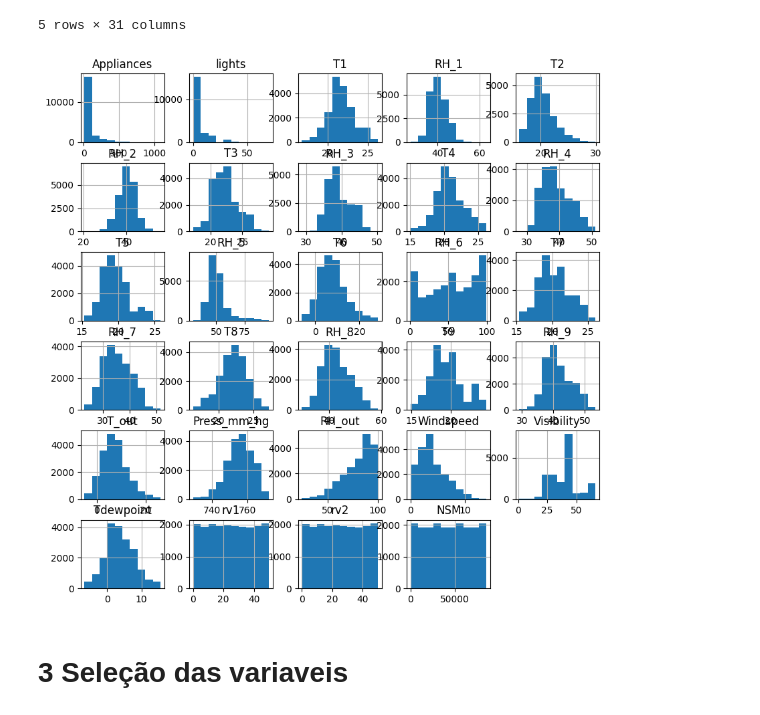
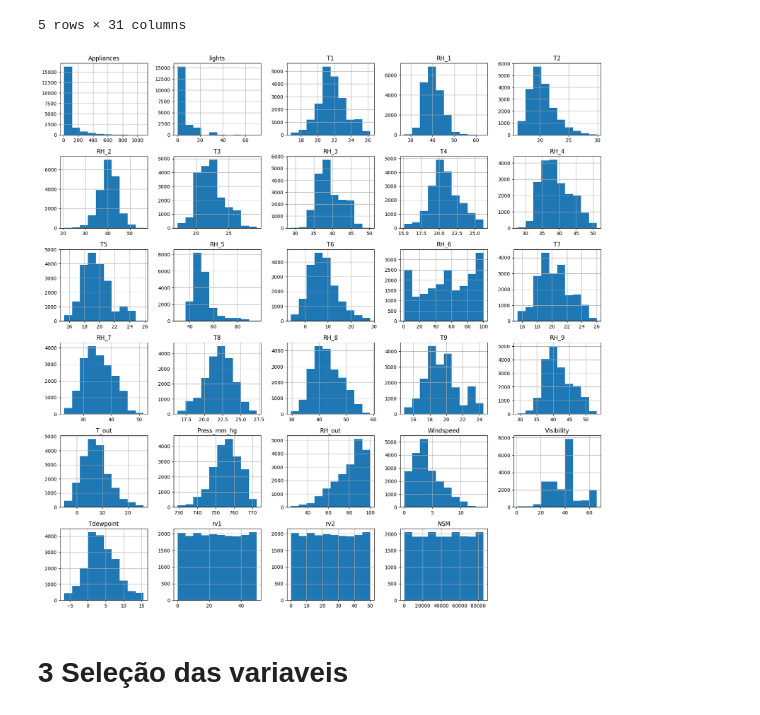
Before and after one commit to Chivunk08/Mestrado_IA, a Jupyter notebook: tese_Inteligência_Artificial/BASE DE DADOS DE CONSUMO DE ENERGIA E SENSORES DE TEMPERATURA E UMIDADE/avaliação-1.ipynb, the cells around one changed output. Drawn from its saved outputs; the diff is of its cells as text; code cells hidden in the pictures.

```diff
--- a/tese_Inteligência_Artificial/BASE DE DADOS DE CONSUMO DE ENERGIA E SENSORES DE TEMPERATURA E UMIDADE/avaliação-1.ipynb
+++ b/tese_Inteligência_Artificial/BASE DE DADOS DE CONSUMO DE ENERGIA E SENSORES DE TEMPERATURA E UMIDADE/avaliação-1.ipynb
@@ -47,9 +47,9 @@ df.head(5)
 | 2016-01-11 17:40:00 | 60 | 40 | 19.89 | 46.333333 | 19.2 | 44.530000 | 19.79 | 45.000000 | 18.890000 | 45.530000 | ... | ... |
 5 rows × 31 columns
 # %%
-df.hist(figsize=(10,10));
+df.hist(figsize=(20,20));
 # %% [output]
-[figure, old version]
+[figure, new version]
 # %% [markdown]
 # 3 Seleção das variaveis
 # %%
```
